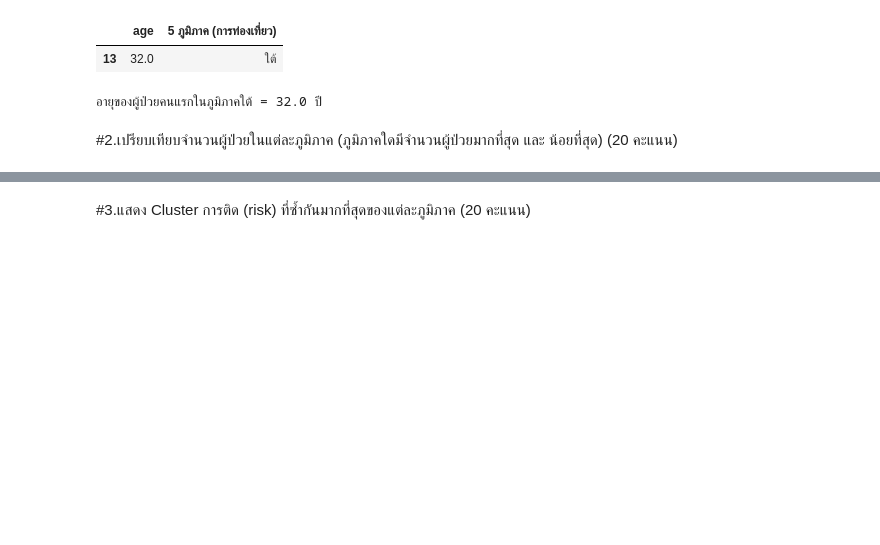
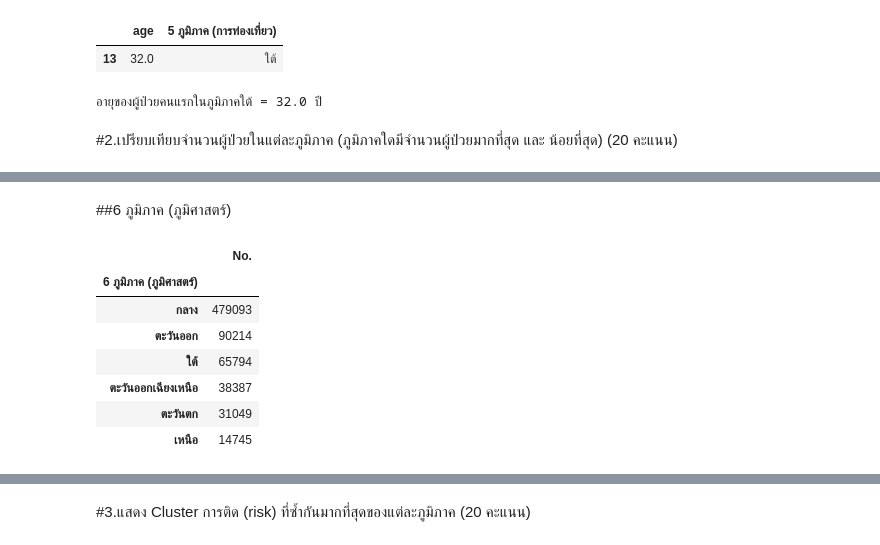
Before and after one commit to sskboonmee/data_viz_2022, a Jupyter notebook: BasicPython&DataViz_midterm2022.ipynb, the cells around one changed output, grey strips where cells are left out. Cells and saved outputs as stored; diff of their text form; code cells hidden in the pictures; blank space fills up the shorter version.

```diff
--- a/BasicPython&DataViz_midterm2022.ipynb
+++ b/BasicPython&DataViz_midterm2022.ipynb
@@ -620,0 +637,14 @@ print(f'อายุของผู้ป่วยคนแรกในภูม
+# %% [markdown]
+##6 ภูมิภาค (ภูมิศาสตร์)
+# %%
+no2_6geo = data_drop.groupby('6 ภูมิภาค (ภูมิศาสตร์)')[['No.']].count().sort_values(by=['No.'],ascending=False)
+no2_6geo
+# %% [output]
+|  | No. |
+| 6 ภูมิภาค (ภูมิศาสตร์) |  |
+| กลาง | 479093 |
+| ตะวันออก | 90214 |
+| ใต้ | 65794 |
+| ตะวันออกเฉียงเหนือ | 38387 |
+| ตะวันตก | 31049 |
+| เหนือ | 14745 |
```
Also changed, not shown: parts of 12 cells of this notebook.
